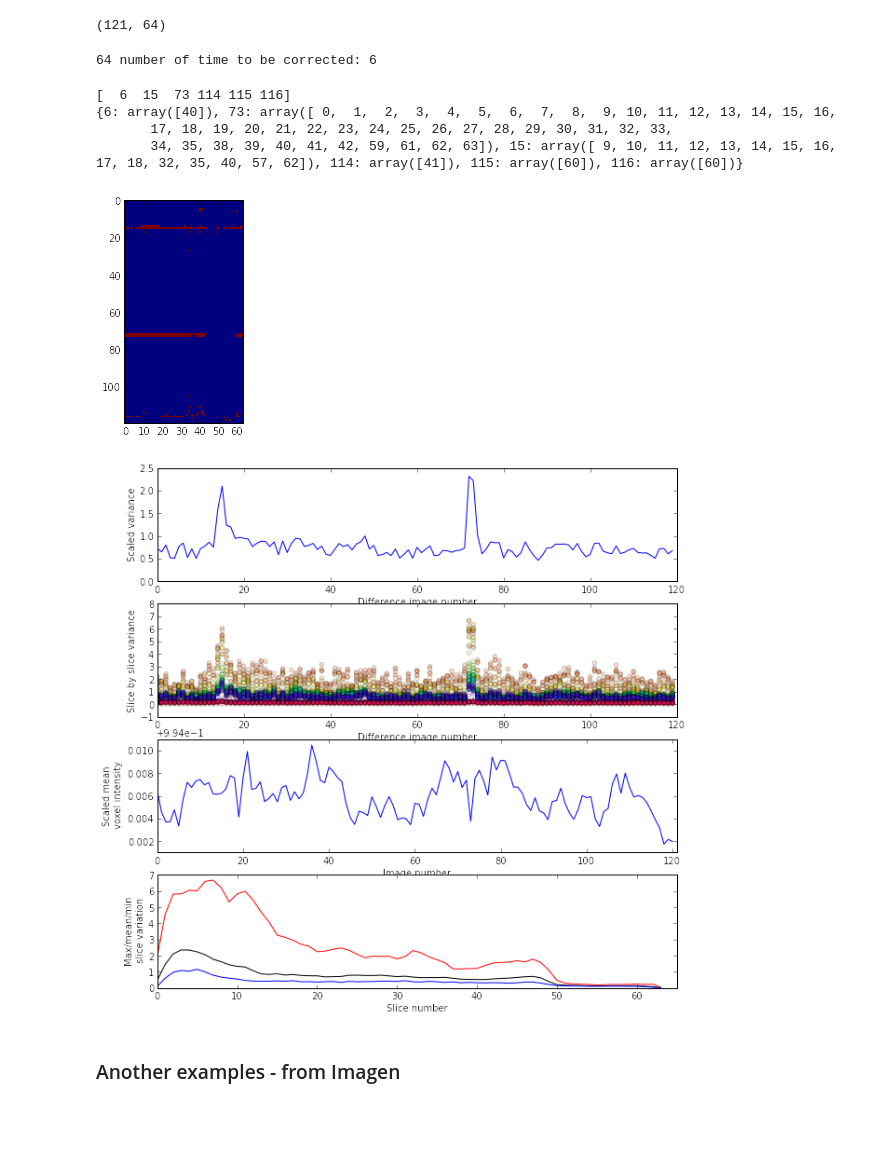
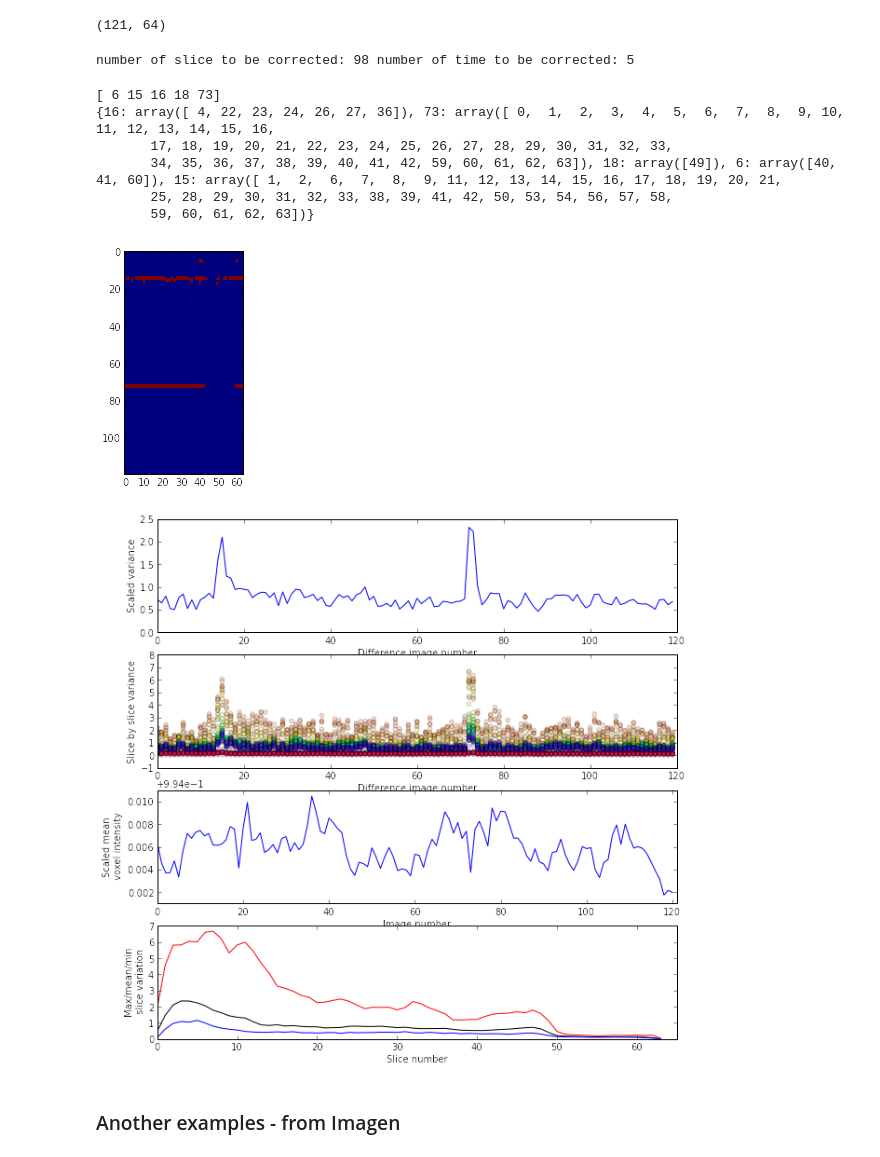
Before and after one commit to jbpoline/spike_detect, a Jupyter notebook: fmri_qc.ipynb, the cells around one changed output. Drawn from its saved outputs; the diff is of its cells as text; code cells hidden in the pictures; blank space fills up the shorter version.

Commit message:
new version of histeresis tested on real data

```diff
--- a/fmri_qc.ipynb
+++ b/fmri_qc.ipynb
@@ -86,22 +91,26 @@ final.shape
 # %% [output]
 (121, 64)
 # %%
-print final.sum(), "number of time to be corrected:", (final.sum(axis=1) > 0).sum()
+print  "number of slice to be corrected:", final.sum(), \
+        "number of time to be corrected:", (final.sum(axis=1) > 0).sum()
 # %% [output]
-64 number of time to be corrected: 6
+number of slice to be corrected: 98 number of time to be corrected: 5
 # %%
-qc, spikes, (tim, sli) = spike_detector(fname, Zalph=5., histeresis = True, hthres = 2., verbose=0)
+qc, spikes, (tim, sli) = spike_detector(fname, Zalph=5., lZalph=3.,
+                                            histeresis = True, hthres = .2, verbose=0)
 print tim
 print sli
 f, ax1 = plt.subplots(1, 1)
 ax1.imshow(spikes, interpolation='nearest')
 _ = tsdiffplot.plot_tsdiffs(qc)
 # %% [output]
-[  6  15  73 114 115 116]
-{6: array([40]), 73: array([ 0,  1,  2,  3,  4,  5,  6,  7,  8,  9, 10, 11, 12, 13, 14, 15, 16,
+[ 6 15 16 18 73]
+{16: array([ 4, 22, 23, 24, 26, 27, 36]), 73: array([ 0,  1,  2,  3,  4,  5,  6,  7,  8,  9, 10, 11, 12, 13, 14, 15, 16,
        17, 18, 19, 20, 21, 22, 23, 24, 25, 26, 27, 28, 29, 30, 31, 32, 33,
-       34, 35, 38, 39, 40, 41, 42, 59, 61, 62, 63]), 15: array([ 9, 10, 11, 12, 13, 14, 15, 16, 17, 18, 32, 35, 40, 57, 62]), 114: array([41]), 115: array([60]), 116: array([60])}
+       34, 35, 36, 37, 38, 39, 40, 41, 42, 59, 60, 61, 62, 63]), 18: array([49]), 6: array([40, 41, 60]), 15: array([ 1,  2,  6,  7,  8,  9, 11, 12, 13, 14, 15, 16, 17, 18, 19, 20, 21,
+       25, 28, 29, 30, 31, 32, 33, 38, 39, 41, 42, 50, 53, 54, 56, 57, 58,
+       59, 60, 61, 62, 63])}
-[figure, old version]
+[figure, new version]
 [figure]
 # %% [markdown]
 ### Another examples - from Imagen
```
Also changed, not shown: parts of 45 cells of this notebook.
